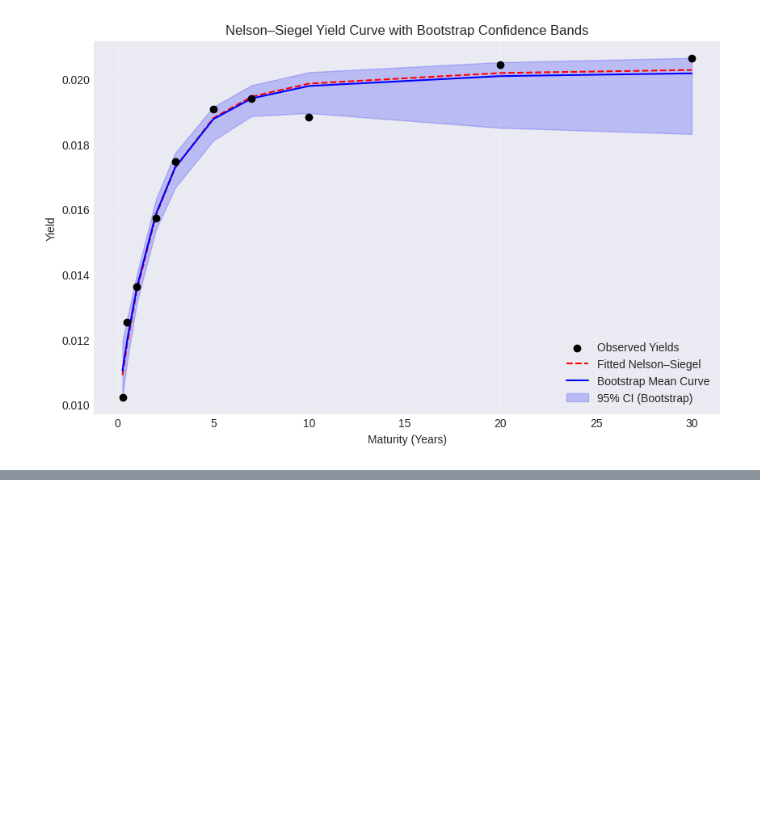
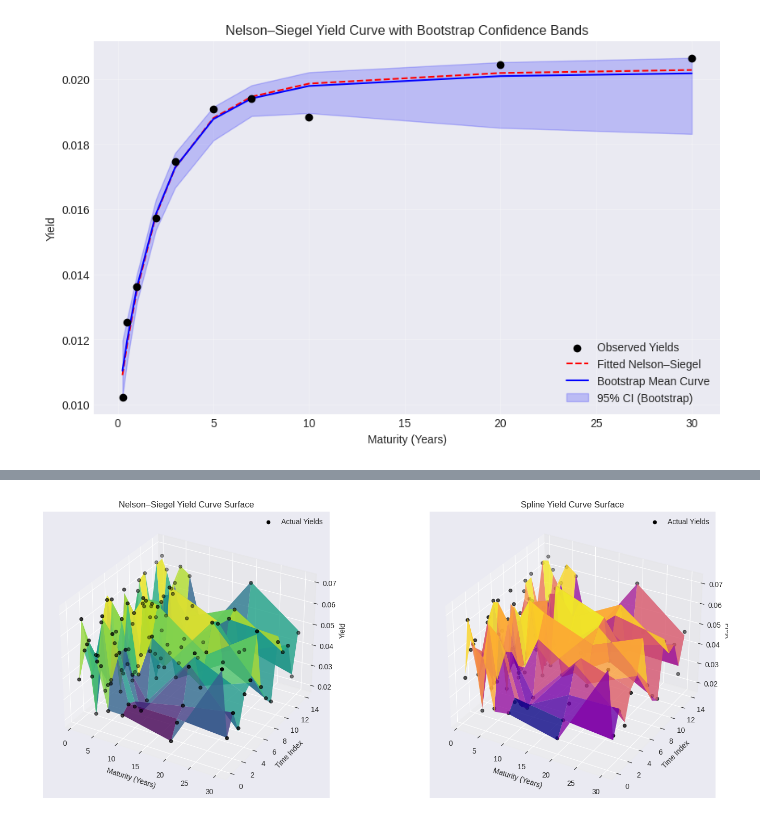
Before and after one commit to adas-quant/mscfe-gwp1-yieldcurve, a Jupyter notebook: notebooks/02_Task2_YieldCurve.ipynb, the cells around one changed output, grey strips where cells are left out. Cells and saved outputs as stored; diff of their text form; code cells hidden in the pictures; blank space fills up the shorter version.

```diff
--- a/notebooks/02_Task2_YieldCurve.ipynb
+++ b/notebooks/02_Task2_YieldCurve.ipynb
@@ -944,0 +1059,48 @@ plt.show()
+# %%
+import numpy as np
+import matplotlib.pyplot as plt
+from mpl_toolkits.mplot3d import Axes3D
+
+# Example maturities and dates
+maturities = np.array([1, 2, 3, 5, 7, 10, 20, 30])  # in years
+n_dates = 15
+
+# Fake data for demonstration
+np.random.seed(42)
+yields_data = np.random.rand(n_dates, len(maturities)) * 0.05 + 0.02  # 2–7% yields
+ns_fits = yields_data + np.random.normal(0, 0.001, yields_data.shape)
+spline_fits = yields_data + np.random.normal(0, 0.002, yields_data.shape)
+
+# Create grid for plotting
+dates = np.arange(n_dates)
+X, Y = np.meshgrid(maturities, dates)   # X: maturities, Y: time grid
+
+# 3D Plot
+fig = plt.figure(figsize=(16, 6))
+
+# Nelson–Siegel surface
+ax1 = fig.add_subplot(121, projection="3d")
+surf1 = ax1.plot_surface(X, Y, ns_fits, cmap="viridis", alpha=0.8)
+ax1.scatter(X.flatten(), Y.flatten(), yields_data.flatten(),
+            color="black", s=20, label="Actual Yields")
+ax1.set_title("Nelson–Siegel Yield Curve Surface")
+ax1.set_xlabel("Maturity (Years)")
+ax1.set_ylabel("Time Index")
+ax1.set_zlabel("Yield")
+ax1.legend()
+
+# Spline surface
+ax2 = fig.add_subplot(122, projection="3d")
+surf2 = ax2.plot_surface(X, Y, spline_fits, cmap="plasma", alpha=0.8)
+ax2.scatter(X.flatten(), Y.flatten(), yields_data.flatten(),
+            color="black", s=20, label="Actual Yields")
+ax2.set_title("Spline Yield Curve Surface")
+ax2.set_xlabel("Maturity (Years)")
+ax2.set_ylabel("Time Index")
+ax2.set_zlabel("Yield")
+ax2.legend()
+
+plt.tight_layout()
+plt.show()
+# %% [output]
+[figure, added]
```
Also changed, not shown: parts of 4 cells of this notebook.
